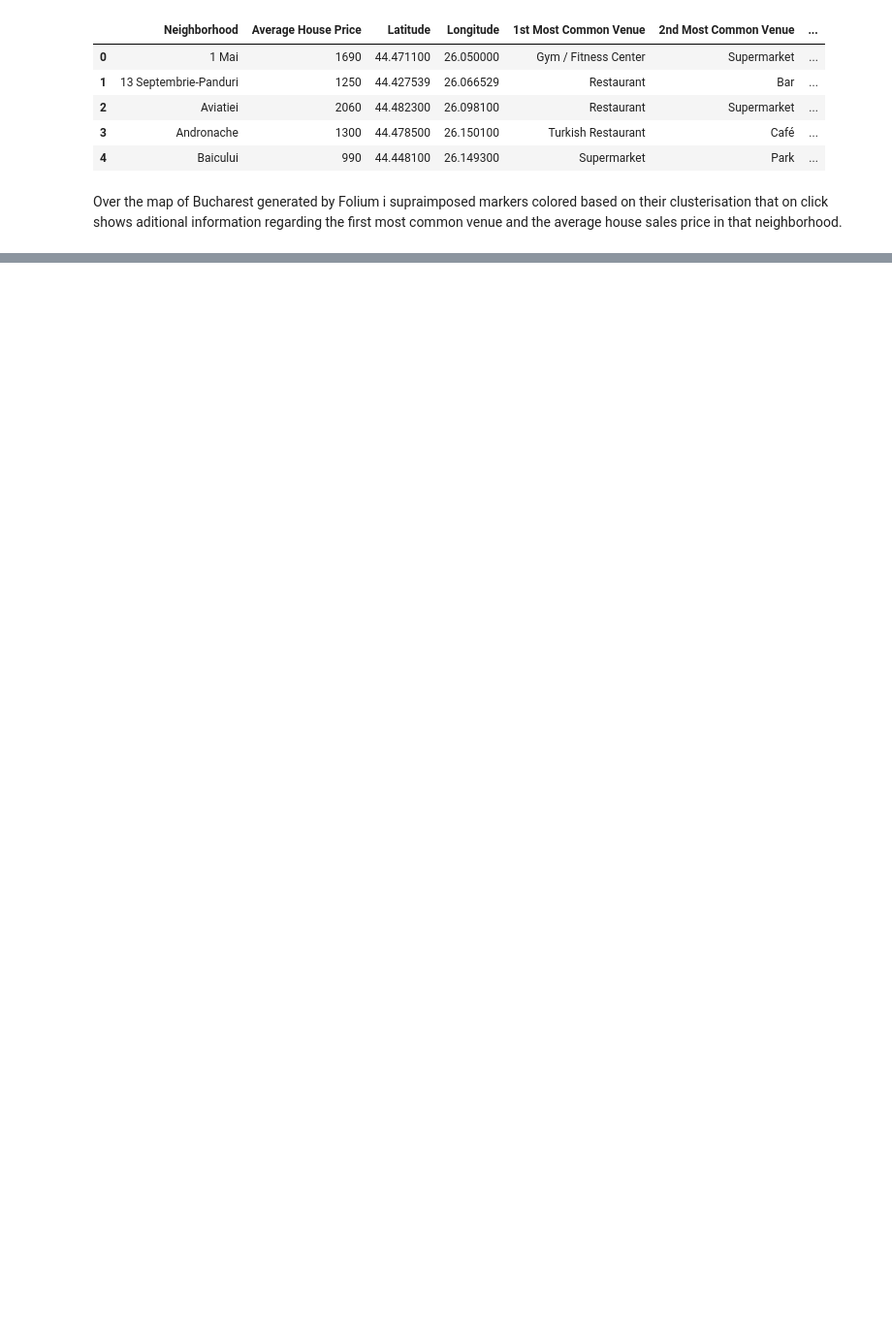
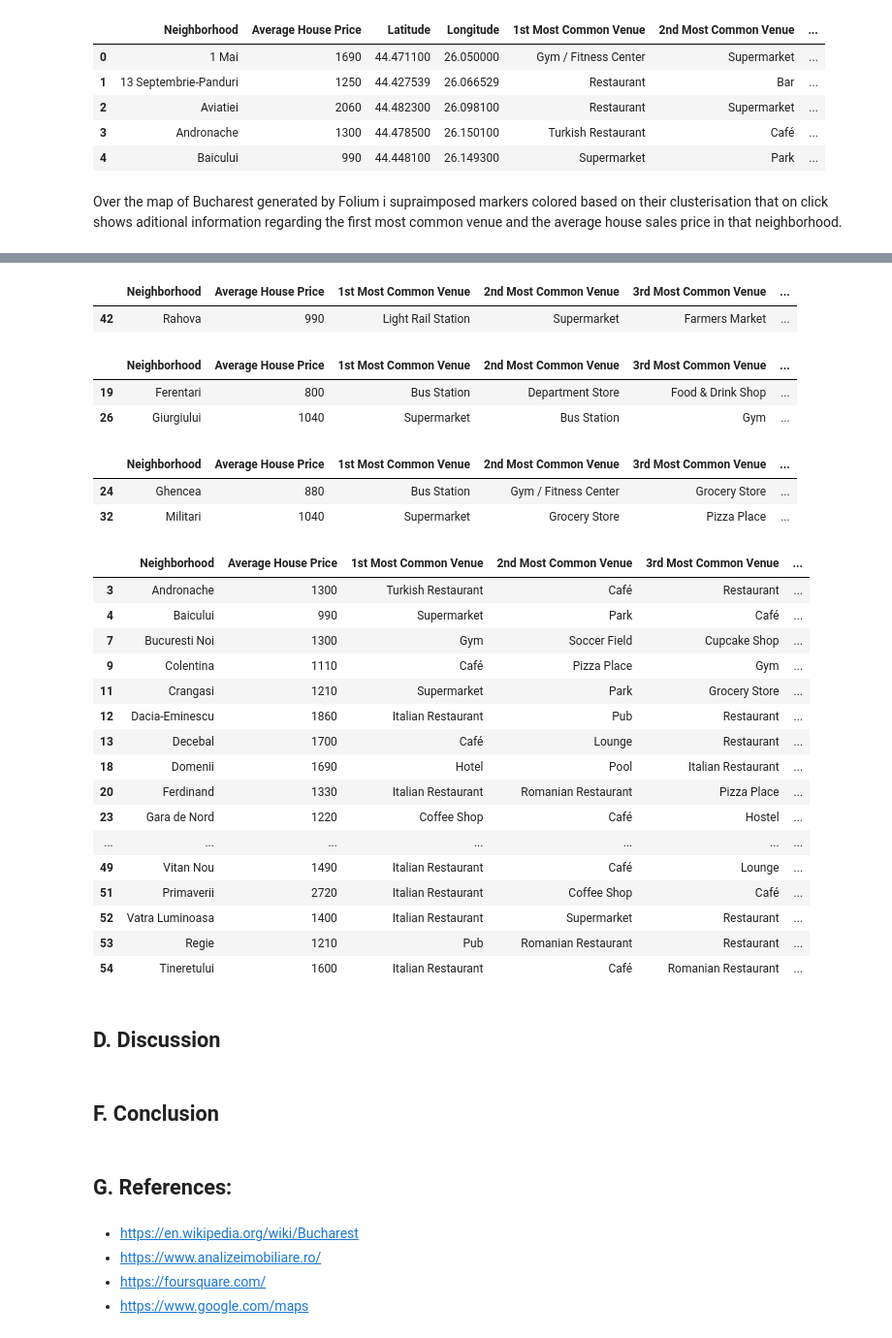
Before and after one commit to costigaina/Coursera_Capstone, a Jupyter notebook: Final Project_Bucharest Neighborhoods Battle_v1.ipynb, the cells around one changed output, grey strips where cells are left out. Shown at 97% size. Drawn from its saved outputs; the diff is of its cells as text; code cells hidden in the pictures; blank space fills up the shorter version.

```diff
--- a/Final Project_Bucharest Neighborhoods Battle_v1.ipynb
+++ b/Final Project_Bucharest Neighborhoods Battle_v1.ipynb
@@ -409,12 +392,5 @@ I used K-means algorithm and because the data of Average House Sales Price is no
 # %%
-
-from sklearn import preprocessing  # to normalise existing X
-#X_Norm = preprocessing.normalize(X)
-# set number of clusters
-kclusters = 8 #int(len(df["Neighborhood"].unique()) / 10)
-
-Bucharest_grouped_clustering = Bucharest_grouped.drop('Neighborhood', 1)
-Bucharest_grouped_clustering_x = preprocessing.normalize(Bucharest_grouped_clustering)
+kclusters = 7
 # run k-means clustering
 kmeans = KMeans(n_clusters=kclusters, random_state=0).fit(Bucharest_grouped_clustering_x)
 
@@ -472,0 +482,48 @@ map_clusters
+# %%
+Bucharest_merged.loc[Bucharest_merged['Cluster Labels'] == 3, Bucharest_merged.columns[[0]  + [1] + list(range(4, Bucharest_merged.shape[1]))]]
+# %% [output]
+|  | Neighborhood | Average House Price | 1st Most Common Venue | 2nd Most Common Venue | 3rd Most Common Venue | ... |
+| 42 | Rahova | 990 | Light Rail Station | Supermarket | Farmers Market | ... |
+# %%
+Bucharest_merged.loc[Bucharest_merged['Cluster Labels'] == 4, Bucharest_merged.columns[[0] + [1] + list(range(4, Bucharest_merged.shape[1]))]]
+# %% [output]
+|  | Neighborhood | Average House Price | 1st Most Common Venue | 2nd Most Common Venue | 3rd Most Common Venue | ... |
+| 19 | Ferentari | 800 | Bus Station | Department Store | Food & Drink Shop | ... |
+| 26 | Giurgiului | 1040 | Supermarket | Bus Station | Gym | ... |
+# %%
+Bucharest_merged.loc[Bucharest_merged['Cluster Labels'] == 5, Bucharest_merged.columns[[0]  + [1] + list(range(4, Bucharest_merged.shape[1]))]]
+# %% [output]
+|  | Neighborhood | Average House Price | 1st Most Common Venue | 2nd Most Common Venue | 3rd Most Common Venue | ... |
+| 24 | Ghencea | 880 | Bus Station | Gym / Fitness Center | Grocery Store | ... |
+| 32 | Militari | 1040 | Supermarket | Grocery Store | Pizza Place | ... |
+# %%
+Bucharest_merged.loc[Bucharest_merged['Cluster Labels'] == 6, Bucharest_merged.columns[[0]  + [1] + list(range(4, Bucharest_merged.shape[1]))]]
+# %% [output]
+|  | Neighborhood | Average House Price | 1st Most Common Venue | 2nd Most Common Venue | 3rd Most Common Venue | ... |
+| 3 | Andronache | 1300 | Turkish Restaurant | Café | Restaurant | ... |
+| 4 | Baicului | 990 | Supermarket | Park | Café | ... |
+| 7 | Bucuresti Noi | 1300 | Gym | Soccer Field | Cupcake Shop | ... |
+| 9 | Colentina | 1110 | Café | Pizza Place | Gym | ... |
+| 11 | Crangasi | 1210 | Supermarket | Park | Grocery Store | ... |
+| 12 | Dacia-Eminescu | 1860 | Italian Restaurant | Pub | Restaurant | ... |
+| 13 | Decebal | 1700 | Café | Lounge | Restaurant | ... |
+| 18 | Domenii | 1690 | Hotel | Pool | Italian Restaurant | ... |
+| 20 | Ferdinand | 1330 | Italian Restaurant | Romanian Restaurant | Pizza Place | ... |
+| 23 | Gara de Nord | 1220 | Coffee Shop | Café | Hostel | ... |
+| ... | ... | ... | ... | ... | ... | ... |
+| 49 | Vitan Nou | 1490 | Italian Restaurant | Café | Lounge | ... |
+| 51 | Primaverii | 2720 | Italian Restaurant | Coffee Shop | Café | ... |
+| 52 | Vatra Luminoasa | 1400 | Italian Restaurant | Supermarket | Restaurant | ... |
+| 53 | Regie | 1210 | Pub | Romanian Restaurant | Restaurant | ... |
+| 54 | Tineretului | 1600 | Italian Restaurant | Café | Romanian Restaurant | ... |
+# %% [markdown]
+<h2>D. Discussion</h2>
+# %% [markdown]
+<h2>F. Conclusion</h2>
+# %% [markdown]
+<h2>G. References:</h2>
+# %% [markdown]
+ - https://en.wikipedia.org/wiki/Bucharest
+ - https://www.analizeimobiliare.ro/
+ - https://foursquare.com/
+ - https://www.google.com/maps
```
Also changed, not shown: parts of 19 cells of this notebook.
